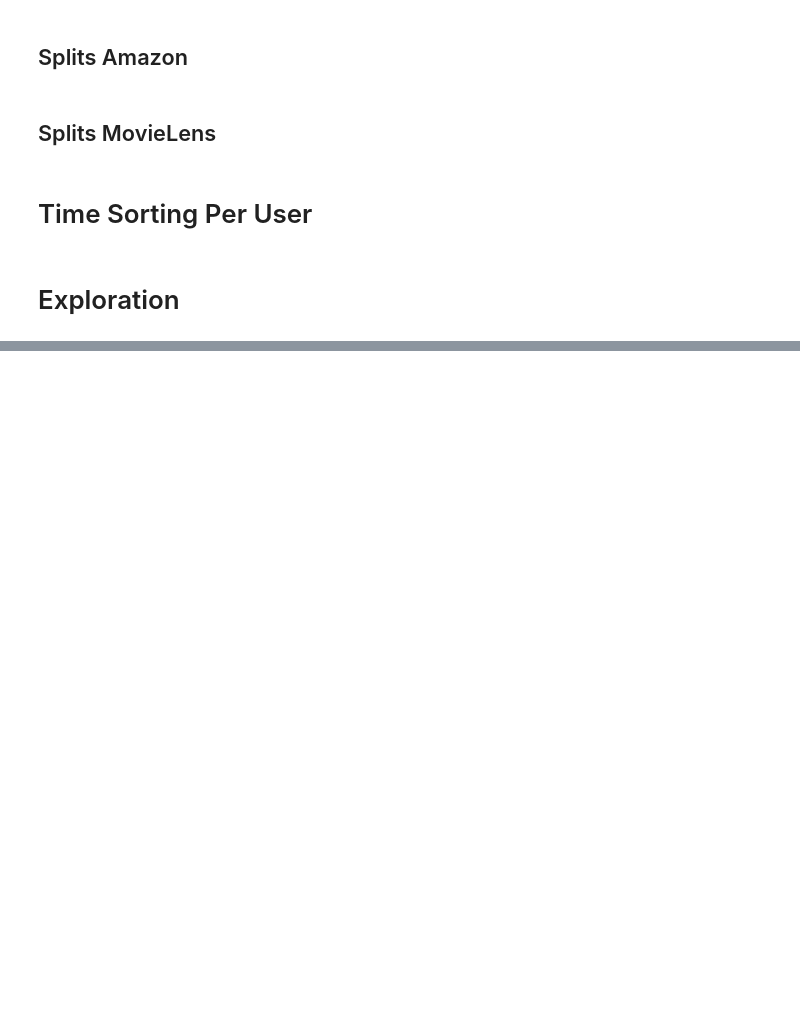
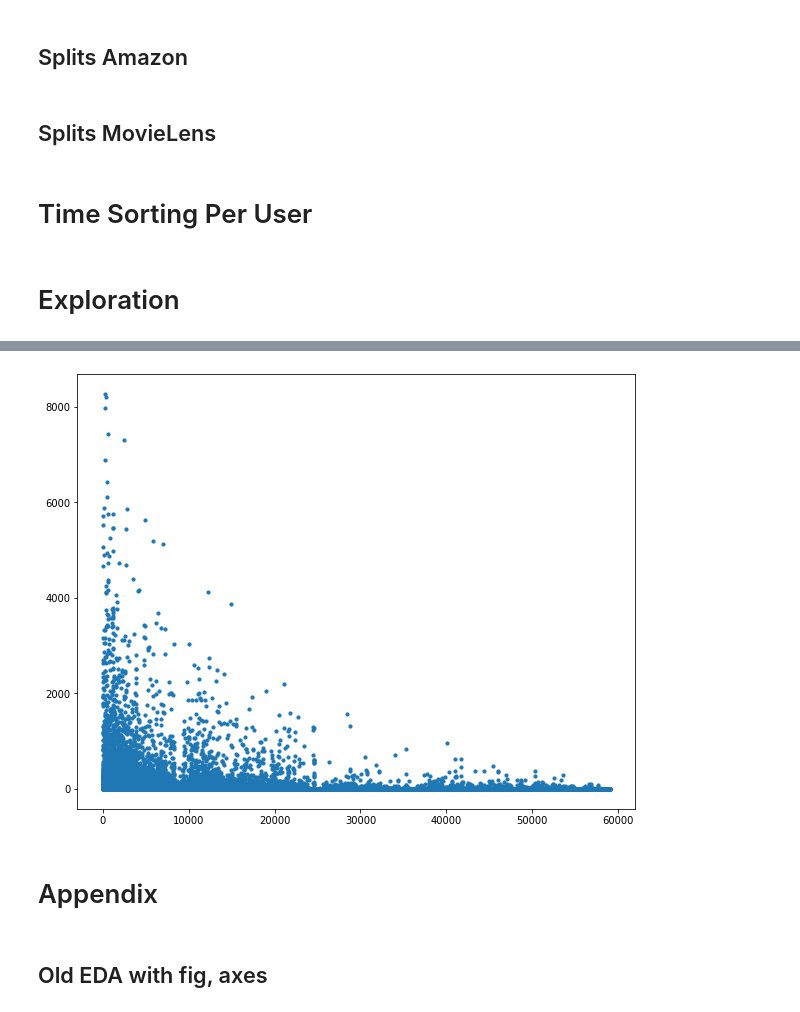
Before and after one commit to ROpdam/recommender_comparison, a Jupyter notebook: data_used.ipynb, the cells around one changed output, grey strips where cells are left out. Cells and saved outputs as stored; diff of their text form; code cells hidden in the pictures; blank space fills up the shorter version.

```diff
--- a/data_used.ipynb
+++ b/data_used.ipynb
@@ -423,0 +277,13 @@ upper_quarter_users.to_pickle(path + data_path + 'Amazon/Amazon_up_quarter_users
+# %%
+x = item_counts_ml.index
+y = item_counts_ml
+fig, ax = plt.subplots(figsize=(10,8))
+
+ax.scatter(x,y, s=10)
+plt.show()
+# %% [output]
+[figure, added]
+# %% [markdown]
+# Appendix
+# %% [markdown]
+## Old EDA with fig, axes
```
Also changed, not shown: parts of 57 cells of this notebook.
